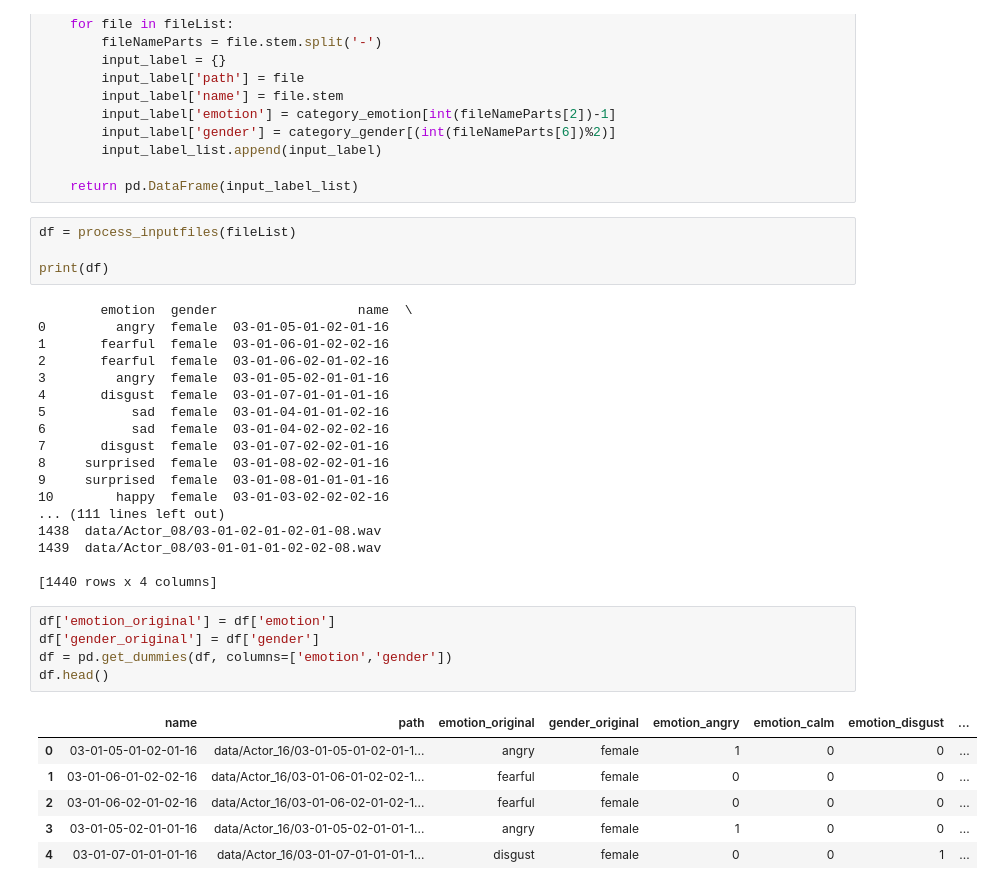
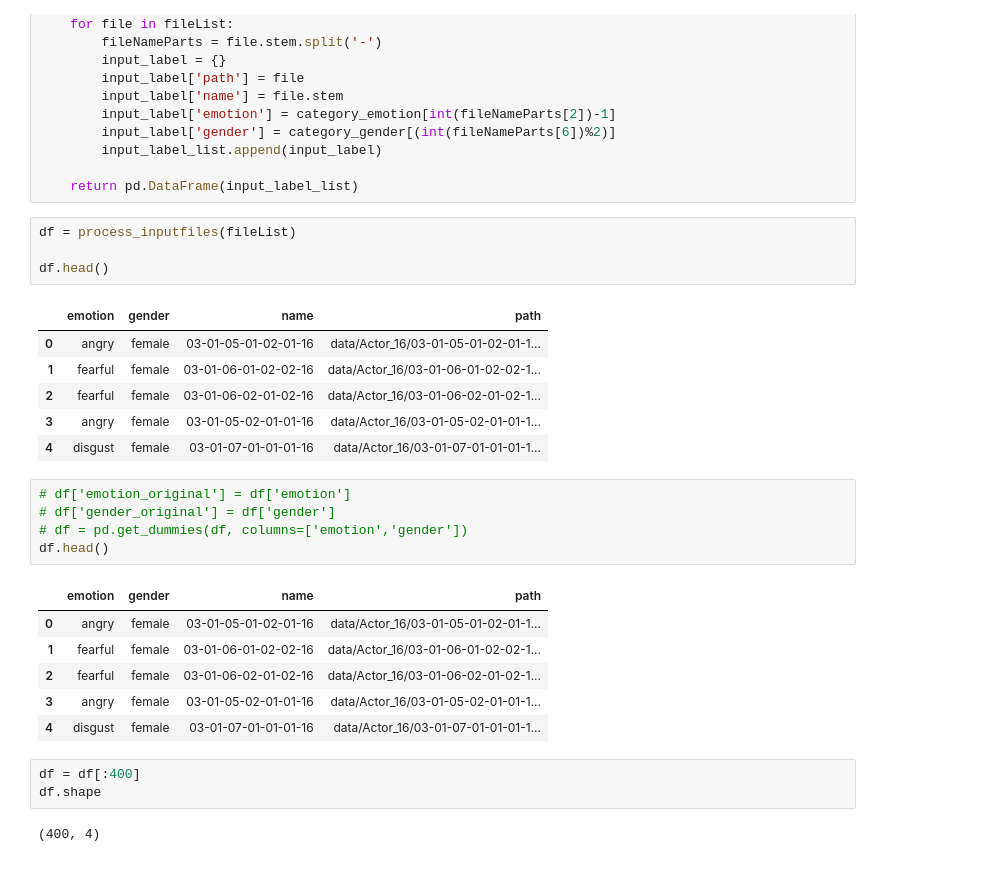
Before and after one commit to naikparag/speech-emotion-classifier-deep-learning, a Jupyter notebook: main.py.ipynb, the cells around one changed output. Cells and saved outputs as stored; diff of their text form.

```diff
--- a/main.py.ipynb
+++ b/main.py.ipynb
@@ -44,34 +44,28 @@ def process_inputfiles(fileList):
 # %%
 df = process_inputfiles(fileList)
 
-print(df)
+df.head()
 # %% [output]
-        emotion  gender                  name  \
-0         angry  female  03-01-05-01-02-01-16
-1       fearful  female  03-01-06-01-02-02-16
-2       fearful  female  03-01-06-02-01-02-16
-3         angry  female  03-01-05-02-01-01-16
-4       disgust  female  03-01-07-01-01-01-16
-5           sad  female  03-01-04-01-01-02-16
-6           sad  female  03-01-04-02-02-02-16
-7       disgust  female  03-01-07-02-02-01-16
-8     surprised  female  03-01-08-02-02-01-16
-9     surprised  female  03-01-08-01-01-01-16
-10        happy  female  03-01-03-02-02-02-16
-... (111 lines left out)
-1438  data/Actor_08/03-01-02-01-02-01-08.wav
-1439  data/Actor_08/03-01-01-01-02-02-08.wav
-
-[1440 rows x 4 columns]
+|  | emotion | gender | name | path |
+| 0 | angry | female | 03-01-05-01-02-01-16 | data/Actor_16/03-01-05-01-02-01-1... |
+| 1 | fearful | female | 03-01-06-01-02-02-16 | data/Actor_16/03-01-06-01-02-02-1... |
+| 2 | fearful | female | 03-01-06-02-01-02-16 | data/Actor_16/03-01-06-02-01-02-1... |
+| 3 | angry | female | 03-01-05-02-01-01-16 | data/Actor_16/03-01-05-02-01-01-1... |
+| 4 | disgust | female | 03-01-07-01-01-01-16 | data/Actor_16/03-01-07-01-01-01-1... |
 # %%
-df['emotion_original'] = df['emotion']
-df['gender_original'] = df['gender']
-df = pd.get_dummies(df, columns=['emotion','gender'])
+# df['emotion_original'] = df['emotion']
+# df['gender_original'] = df['gender']
+# df = pd.get_dummies(df, columns=['emotion','gender'])
 df.head()
 # %% [output]
-|  | name | path | emotion_original | gender_original | emotion_angry | emotion_calm | emotion_disgust | ... |
-| 0 | 03-01-05-01-02-01-16 | data/Actor_16/03-01-05-01-02-01-1... | angry | female | 1 | 0 | 0 | ... |
-| 1 | 03-01-06-01-02-02-16 | data/Actor_16/03-01-06-01-02-02-1... | fearful | female | 0 | 0 | 0 | ... |
-| 2 | 03-01-06-02-01-02-16 | data/Actor_16/03-01-06-02-01-02-1... | fearful | female | 0 | 0 | 0 | ... |
-| 3 | 03-01-05-02-01-01-16 | data/Actor_16/03-01-05-02-01-01-1... | angry | female | 1 | 0 | 0 | ... |
-| 4 | 03-01-07-01-01-01-16 | data/Actor_16/03-01-07-01-01-01-1... | disgust | female | 0 | 0 | 1 | ... |
+|  | emotion | gender | name | path |
+| 0 | angry | female | 03-01-05-01-02-01-16 | data/Actor_16/03-01-05-01-02-01-1... |
+| 1 | fearful | female | 03-01-06-01-02-02-16 | data/Actor_16/03-01-06-01-02-02-1... |
+| 2 | fearful | female | 03-01-06-02-01-02-16 | data/Actor_16/03-01-06-02-01-02-1... |
+| 3 | angry | female | 03-01-05-02-01-01-16 | data/Actor_16/03-01-05-02-01-01-1... |
+| 4 | disgust | female | 03-01-07-01-01-01-16 | data/Actor_16/03-01-07-01-01-01-1... |
+# %%
+df = df[:400]
+df.shape
+# %% [output]
+(400, 4)
```
Also changed, not shown: parts of 14 cells of this notebook.
